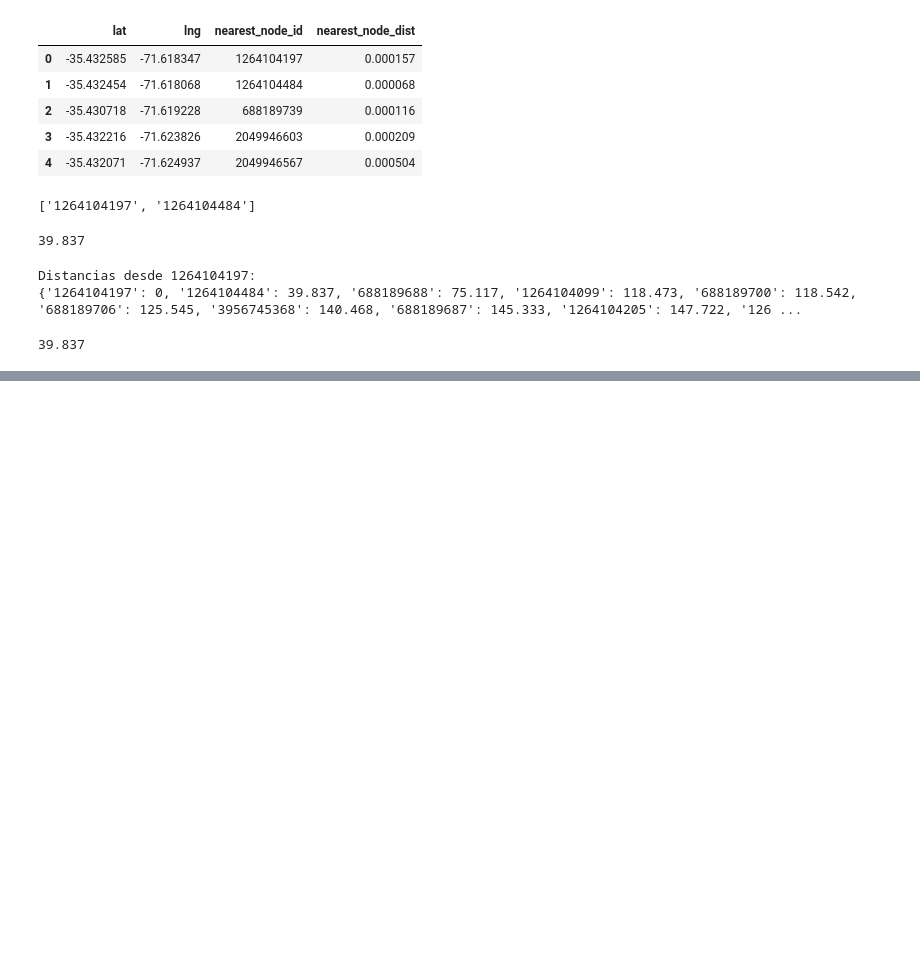
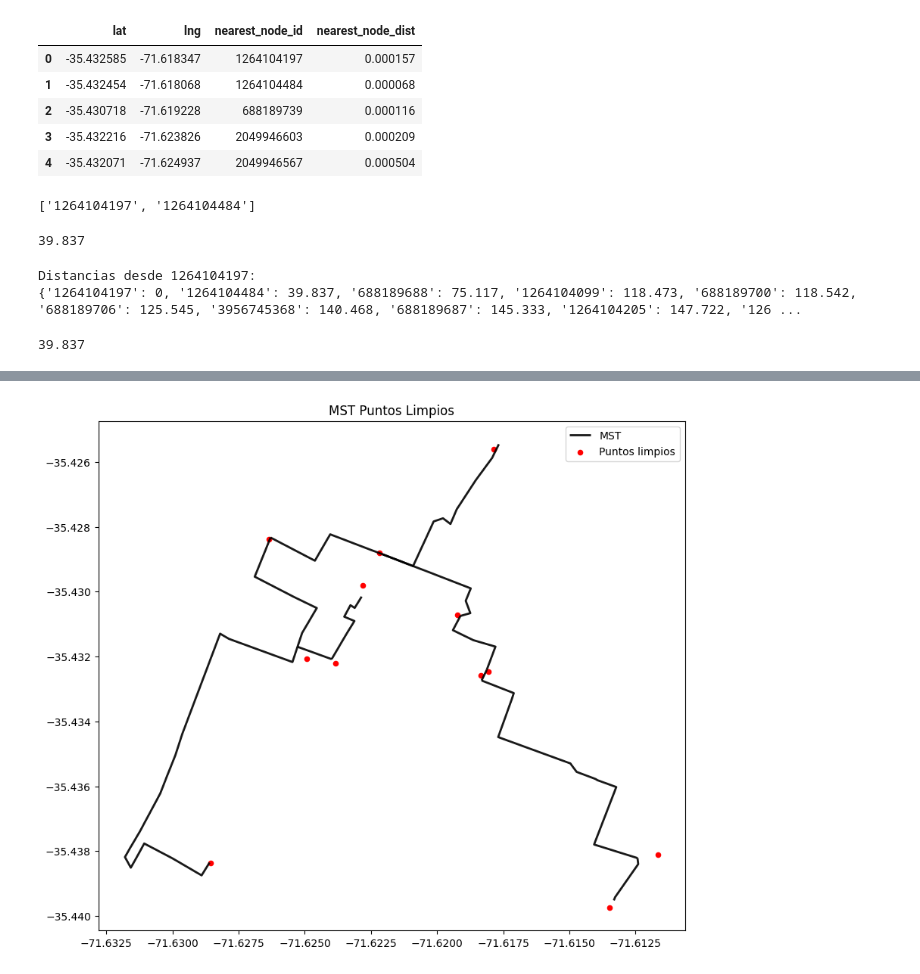
Before and after one commit to shernandez-ucm/estructuras_discretas, a Jupyter notebook: 4.-recorrido_grafos.ipynb, the cells around one changed output, grey strips where cells are left out. Cells and saved outputs as stored; diff of their text form; code cells hidden in the pictures; blank space fills up the shorter version.

```diff
--- a/4.-recorrido_grafos.ipynb
+++ b/4.-recorrido_grafos.ipynb
@@ -336,0 +355,2 @@ shortest_lengths['1264104197']['1264104484']
+# %%
+T_puntoslimpios = nx.minimum_spanning_tree(G_completo, algorithm='kruskal', weight='weight')
@@ -336,0 +363,21 @@ shortest_lengths['1264104197']['1264104484']
+# %%
+rutas_mas_cortas=[nx.shortest_path(G_talca, source=u, target=v,weight='length') for u,v,d in list(T_puntoslimpios.edges(data=True))]
+# %%
+#from shapely.geometry import LineString
+#import geopandas as gpd
+
+# rutas_mas_cortas es una lista de listas de ids de nodos
+# gdf_nodes debe tener columnas 'id', 'x', 'y'
+
+def get_point_coords(node_id):
+    row = gdf_nodes[gdf_nodes['id'] == node_id].iloc[0]
+    return (row['x'], row['y'])
+
+# Construye un GeoDataFrame con las rutas como LineString
+df_rutas = []
+for ruta in rutas_mas_cortas:
+    coords = [get_point_coords(nodo) for nodo in ruta]
+    df_rutas.append({'ruta': ruta, 'geometry': LineString(coords)})
+
+gdf_rutas = gpd.GeoDataFrame(df_rutas, geometry='geometry', crs="EPSG:4326")
+gdf_rutas.head()
@@ -336,0 +391,16 @@ shortest_lengths['1264104197']['1264104484']
+# %%
+fig, ax = plt.subplots(figsize=(10, 10))
+
+# Dibuja las aristas del grafo (gdf_edges)
+gdf_rutas.plot(ax=ax, color='black', linewidth=2, alpha=0.9, label='MST')
+
+# Dibuja los puntos limpios sobre el mismo eje
+gdf_puntoslimpios.plot(ax=ax, color='red', markersize=20, label='Puntos limpios')
+
+# Opcional: dibuja también los nodos si quieres
+
+plt.legend()
+plt.title('MST Puntos Limpios')
+plt.show()
+# %% [output]
+[figure, added]
```
Also changed, not shown: parts of 8 cells of this notebook.
